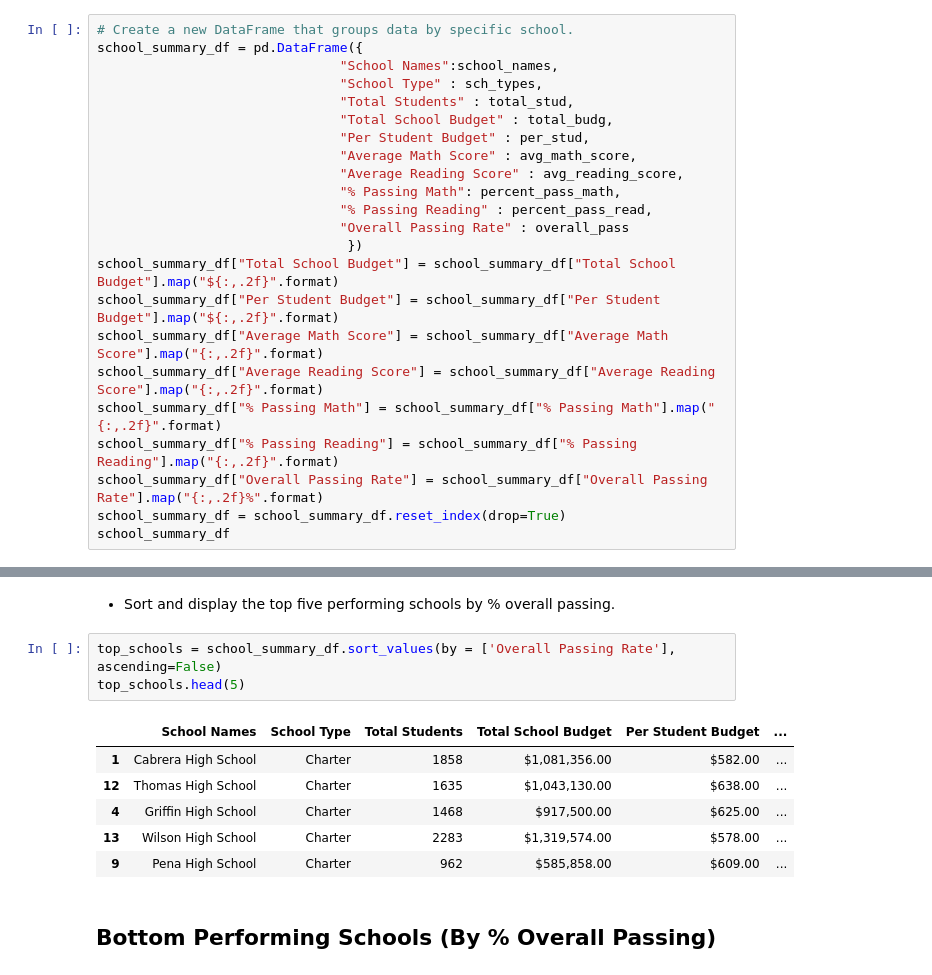
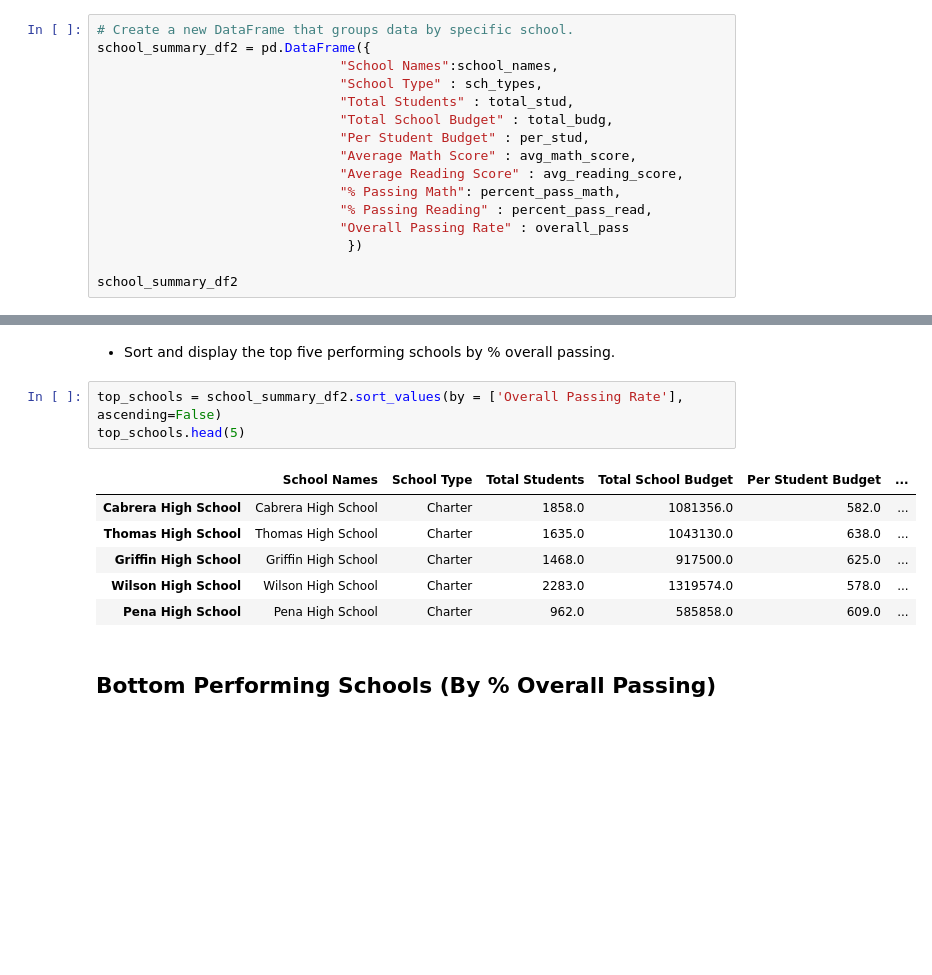
Before and after one commit to Jenkir/Analyzing-School-District-Data-Using-Pandas, a Jupyter notebook: PyCitySchools/PyCitySchools_starter.ipynb, the cells around one changed output, grey strips where cells are left out. Saved outputs shown, nothing was run; the diff lists cells and outputs as text; blank space fills up the shorter version.

```diff
--- a/PyCitySchools/PyCitySchools_starter.ipynb
+++ b/PyCitySchools/PyCitySchools_starter.ipynb
@@ -307,7 +299,7 @@ Wright High School       90.333333
 dtype: float64
 # %%
 # Create a new DataFrame that groups data by specific school.
-school_summary_df = pd.DataFrame({
+school_summary_df2 = pd.DataFrame({
                                "School Names":school_names,
                                "School Type" : sch_types,
                                "Total Students" : total_stud,
@@ -319,14 +311,7 @@ school_summary_df = pd.DataFrame({
                                "% Passing Reading" : percent_pass_read,
                                "Overall Passing Rate" : overall_pass
                                 })
-school_summary_df["Total School Budget"] = school_summary_df["Total School Budget"].map("${:,.2f}".format)
-school_summary_df["Per Student Budget"] = school_summary_df["Per Student Budget"].map("${:,.2f}".format)
-school_summary_df["Average Math Score"] = school_summary_df["Average Math Score"].map("{:,.2f}".format)
-school_summary_df["Average Reading Score"] = school_summary_df["Average Reading Score"].map("{:,.2f}".format)
-school_summary_df["% Passing Math"] = school_summary_df["% Passing Math"].map("{:,.2f}".format)
-school_summary_df["% Passing Reading"] = school_summary_df["% Passing Reading"].map("{:,.2f}".format)
-school_summary_df["Overall Passing Rate"] = school_summary_df["Overall Passing Rate"].map("{:,.2f}%".format)
-school_summary_df = school_summary_df.reset_index(drop=True)
-school_summary_df
+
+school_summary_df2
 # %% [output]
 |  | School Names | School Type | Total Students | Total School Budget | Per Student Budget | ... |
@@ -350,15 +355,15 @@ school_summary_df
 # %% [markdown]
 * Sort and display the top five performing schools by % overall passing.
 # %%
-top_schools = school_summary_df.sort_values(by = ['Overall Passing Rate'], ascending=False)
+top_schools = school_summary_df2.sort_values(by = ['Overall Passing Rate'], ascending=False)
 top_schools.head(5)
 # %% [output]
 |  | School Names | School Type | Total Students | Total School Budget | Per Student Budget | ... |
-| 1 | Cabrera High School | Charter | 1858 | $1,081,356.00 | $582.00 | ... |
-| 12 | Thomas High School | Charter | 1635 | $1,043,130.00 | $638.00 | ... |
-| 4 | Griffin High School | Charter | 1468 | $917,500.00 | $625.00 | ... |
-| 13 | Wilson High School | Charter | 2283 | $1,319,574.00 | $578.00 | ... |
-| 9 | Pena High School | Charter | 962 | $585,858.00 | $609.00 | ... |
+| Cabrera High School | Cabrera High School | Charter | 1858.0 | 1081356.0 | 582.0 | ... |
+| Thomas High School | Thomas High School | Charter | 1635.0 | 1043130.0 | 638.0 | ... |
+| Griffin High School | Griffin High School | Charter | 1468.0 | 917500.0 | 625.0 | ... |
+| Wilson High School | Wilson High School | Charter | 2283.0 | 1319574.0 | 578.0 | ... |
+| Pena High School | Pena High School | Charter | 962.0 | 585858.0 | 609.0 | ... |
 # %% [markdown]
 ## Bottom Performing Schools (By % Overall Passing)
 # %% [markdown]
```
Also changed, not shown: parts of 18 cells of this notebook.
